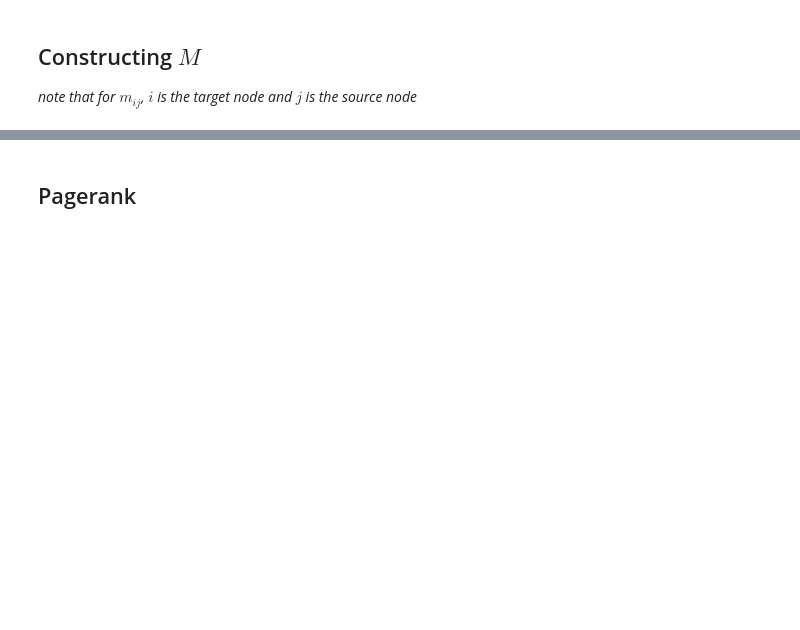
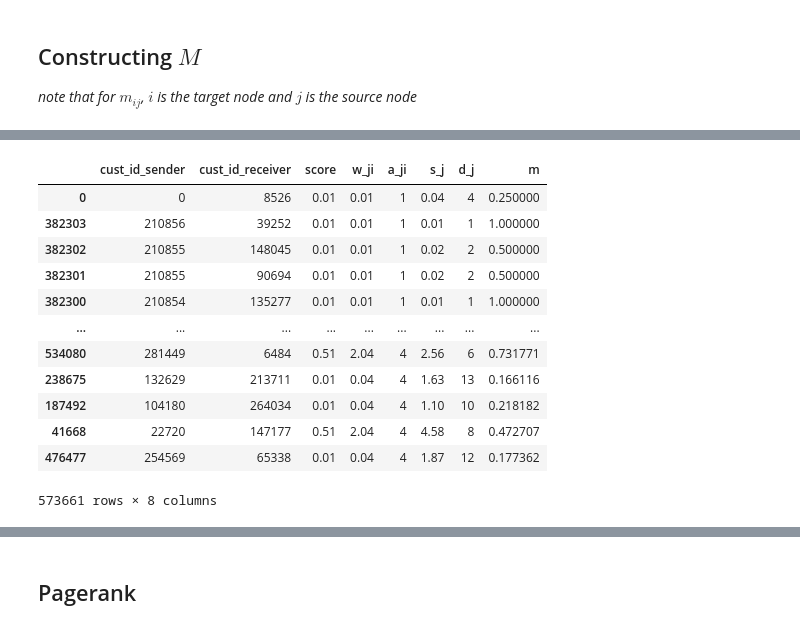
Before and after one commit to jwardbond/2023-imi-bigdata, a Jupyter notebook: task_2/4.pagerank.ipynb, the cells around one changed output, grey strips where cells are left out. Cells and saved outputs as stored; diff of their text form; code cells hidden in the pictures; blank space fills up the shorter version.

```diff
--- a/task_2/4.pagerank.ipynb
+++ b/task_2/4.pagerank.ipynb
@@ -106,8 +108,8 @@ Where:
 
 *note that for $m_{ij}$, $i$ is the target and $j$ is the source*
 # %%
-THETA = 0.75
-GAMMA = 0.5
+THETA = 0.5
+GAMMA = 0.9
 
 DATAPATH = Path('../data/processed')
 
@@ -215,0 +227,16 @@ e_df.sample(3)
+# %%
+e_df.sort_values('a_ji')
+# %% [output]
+|  | cust_id_sender | cust_id_receiver | score | w_ji | a_ji | s_j | d_j | m |
+| 0 | 0 | 8526 | 0.01 | 0.01 | 1 | 0.04 | 4 | 0.250000 |
+| 382303 | 210856 | 39252 | 0.01 | 0.01 | 1 | 0.01 | 1 | 1.000000 |
+| 382302 | 210855 | 148045 | 0.01 | 0.01 | 1 | 0.02 | 2 | 0.500000 |
+| 382301 | 210855 | 90694 | 0.01 | 0.01 | 1 | 0.02 | 2 | 0.500000 |
+| 382300 | 210854 | 135277 | 0.01 | 0.01 | 1 | 0.01 | 1 | 1.000000 |
+| ... | ... | ... | ... | ... | ... | ... | ... | ... |
+| 534080 | 281449 | 6484 | 0.51 | 2.04 | 4 | 2.56 | 6 | 0.731771 |
+| 238675 | 132629 | 213711 | 0.01 | 0.04 | 4 | 1.63 | 13 | 0.166116 |
+| 187492 | 104180 | 264034 | 0.01 | 0.04 | 4 | 1.10 | 10 | 0.218182 |
+| 41668 | 22720 | 147177 | 0.51 | 2.04 | 4 | 4.58 | 8 | 0.472707 |
+| 476477 | 254569 | 65338 | 0.01 | 0.04 | 4 | 1.87 | 12 | 0.177362 |
+573661 rows × 8 columns
```
Also changed, not shown: parts of 17 cells of this notebook, 2 other files.
